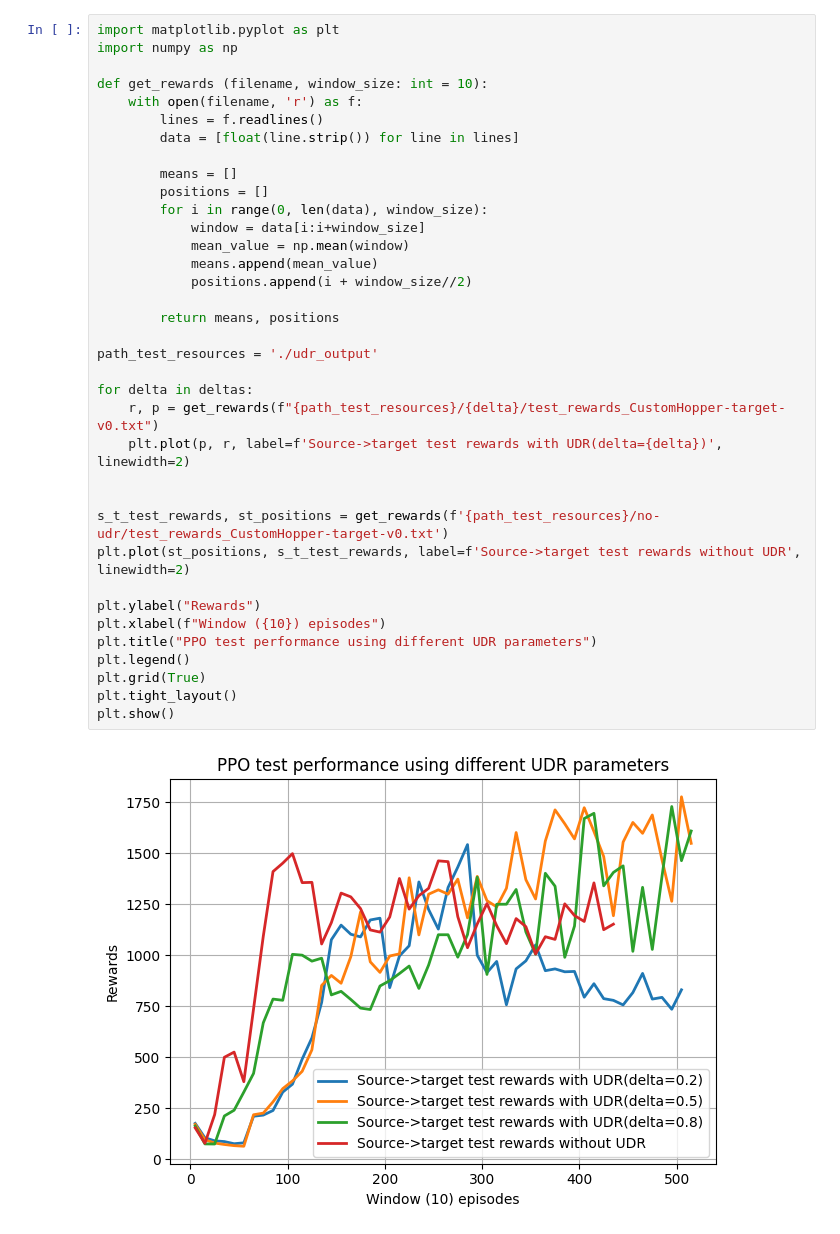
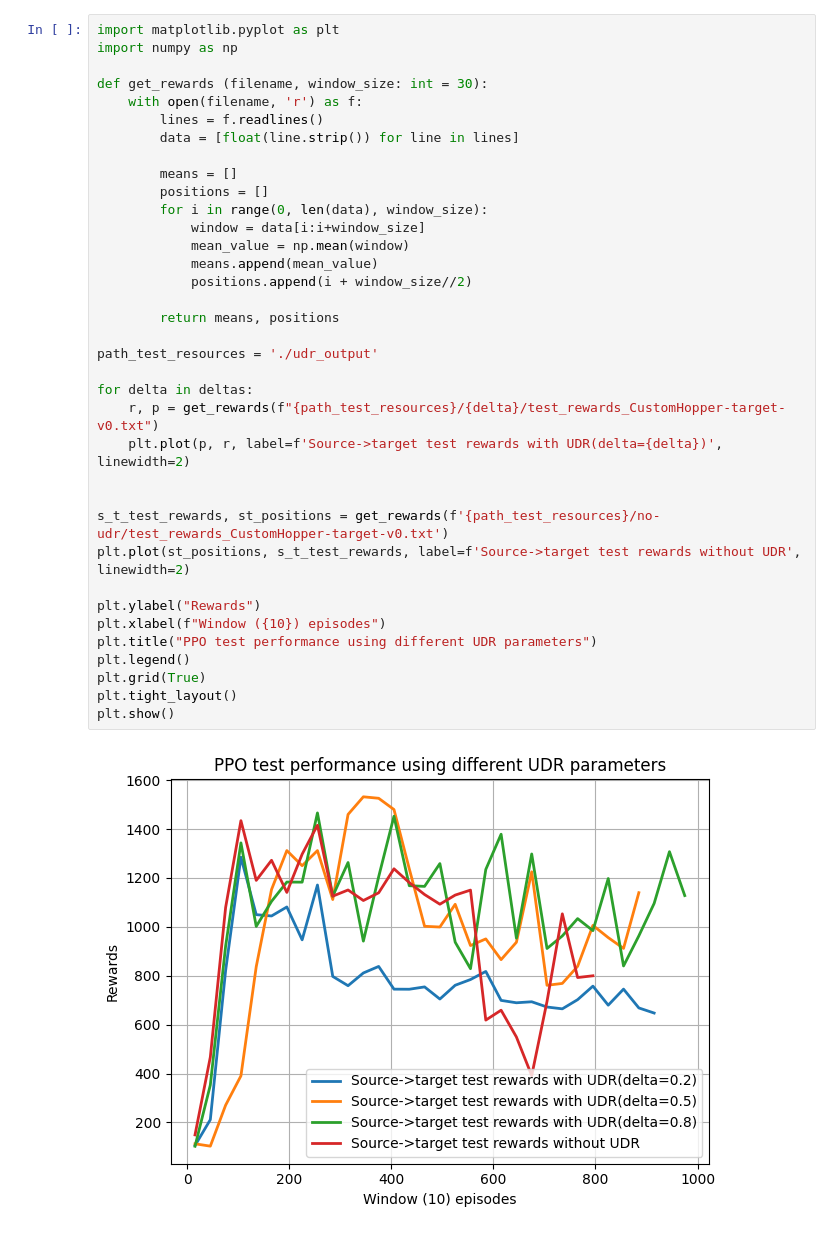
Before and after one commit to beppSpedicato/ReinforceLearning, a Jupyter notebook: ppo_udr.ipynb, the cells around one changed output. Saved outputs shown, nothing was run; the diff lists cells and outputs as text.

```diff
--- a/ppo_udr.ipynb
+++ b/ppo_udr.ipynb
@@ -124,37 +124,37 @@ mean test std
 import matplotlib.pyplot as plt
 import numpy as np
 
-def get_rewards (filename, window_size: int = 10):
+def get_rewards (filename, window_size: int = 30):
     with open(filename, 'r') as f:
         lines = f.readlines()
         data = [float(line.strip()) for line in lines]
 
         means = []
         positions = []
         for i in range(0, len(data), window_size):
             window = data[i:i+window_size]
             mean_value = np.mean(window)
             means.append(mean_value)
             positions.append(i + window_size//2)
 
         return means, positions
 
 path_test_resources = './udr_output'
 
 for delta in deltas:
     r, p = get_rewards(f"{path_test_resources}/{delta}/test_rewards_CustomHopper-target-v0.txt")
     plt.plot(p, r, label=f'Source->target test rewards with UDR(delta={delta})', linewidth=2)
 
 
 s_t_test_rewards, st_positions = get_rewards(f'{path_test_resources}/no-udr/test_rewards_CustomHopper-target-v0.txt')
 plt.plot(st_positions, s_t_test_rewards, label=f'Source->target test rewards without UDR', linewidth=2)
 
 plt.ylabel("Rewards")
 plt.xlabel(f"Window ({10}) episodes")
 plt.title("PPO test performance using different UDR parameters")
 plt.legend()
 plt.grid(True)
 plt.tight_layout()
 plt.show()
 # %% [output]
-[figure, old version]
+[figure, new version]
```
Also changed, not shown: parts of 1 cell of this notebook.
